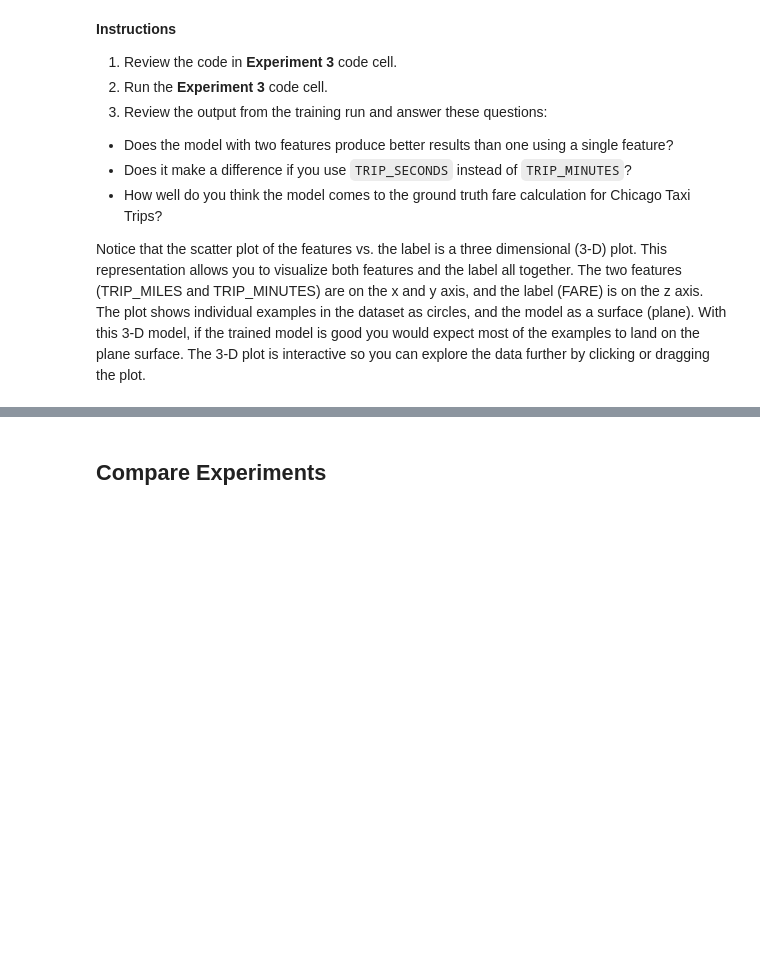
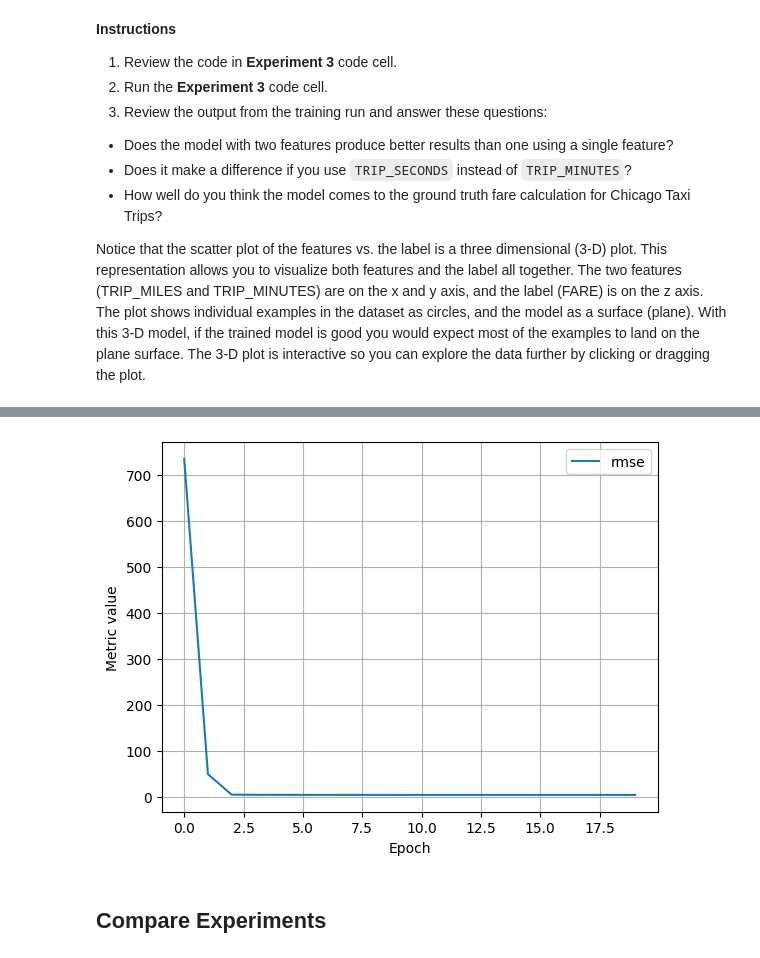
Before and after one commit to jeffbdye/gcl, a Jupyter notebook: ml/cc/exercises/linear_regression_taxi.ipynb, the cells around one changed output, grey strips where cells are left out. Drawn from its saved outputs; the diff is of its cells as text; code cells hidden in the pictures; blank space fills up the shorter version.

```diff
--- a/ml/cc/exercises/linear_regression_taxi.ipynb
+++ b/ml/cc/exercises/linear_regression_taxi.ipynb
@@ -474,11 +522,16 @@ Notice that the scatter plot of the features vs. the label is a three dimensiona
 #@title Code - Experiment 3
 
 # The following variables are the hyperparameters.
+# - Comparing training effectiveness means comparing RMSE/MSE between one feature and two features
+# - ~trip_minutes vs trip_seconds shouldn't matter since it's just a constant value multiplying the two.~
+# -- incorrect, the scale of each feature should be similar due to the MSE values being overly influenced by one feature than the other (rather than letting weights handle it)
+# - As far as accuracy of the model goes, seems like it fits the data reasonably well
+## - FARE = 2.25 * TRIP_MILES + 0.12 * TRIP_MINUTES + 3.25
 settings_3 = ml_edu.experiment.ExperimentSettings(
     learning_rate = 0.001,
     number_epochs = 20,
     batch_size = 50,
-    input_features = ['TRIP_MILES', 'TRIP_MINUTES']
+    input_features = ['TRIP_MILES', 'TRIP_SECONDS']
 )
 
 training_df['TRIP_MINUTES'] = training_df['TRIP_SECONDS']/60
@@ -491,3 +544,4 @@ experiment_3 = train_model('two_features', model_3, training_df, 'FARE', setting
 
 ml_edu.results.plot_experiment_metrics(experiment_3, ['rmse'])
 ml_edu.results.plot_model_predictions(experiment_3, training_df, 'FARE')
+# %% [output]
@@ -494,3 +566,4 @@ ml_edu.results.plot_model_predictions(experiment_3, training_df, 'FARE')
+[figure, added]
 # %%
 #@title Double-click to view answers for training with two features
 
```
Also changed, not shown: parts of 6 cells of this notebook.
